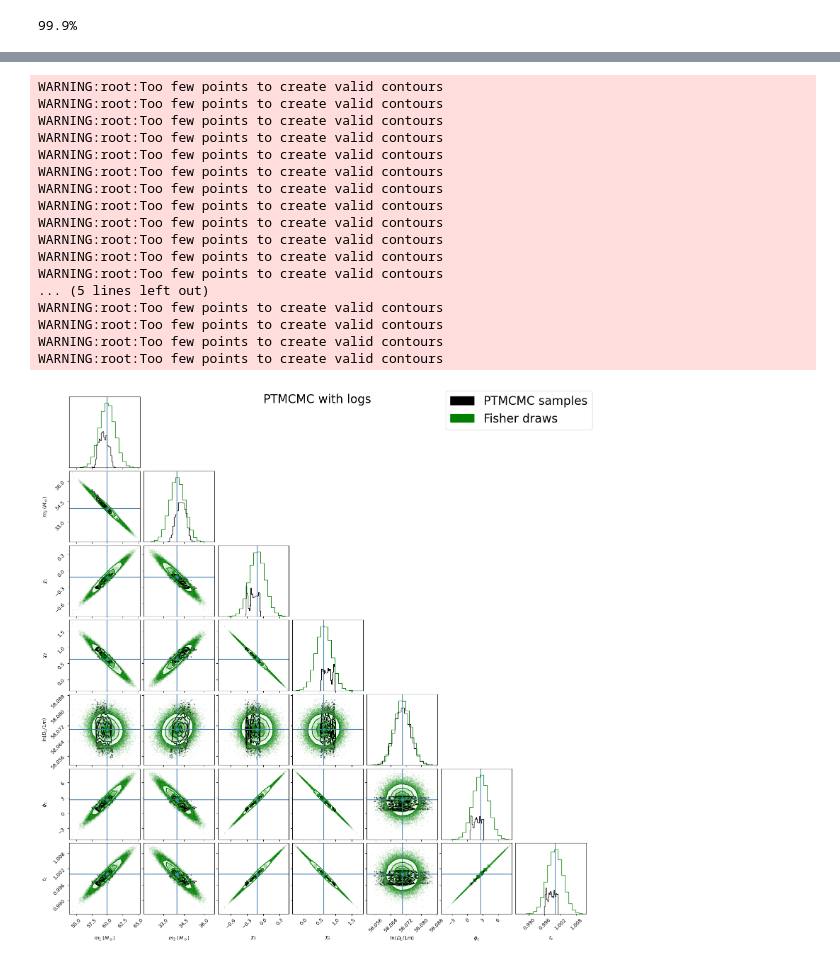
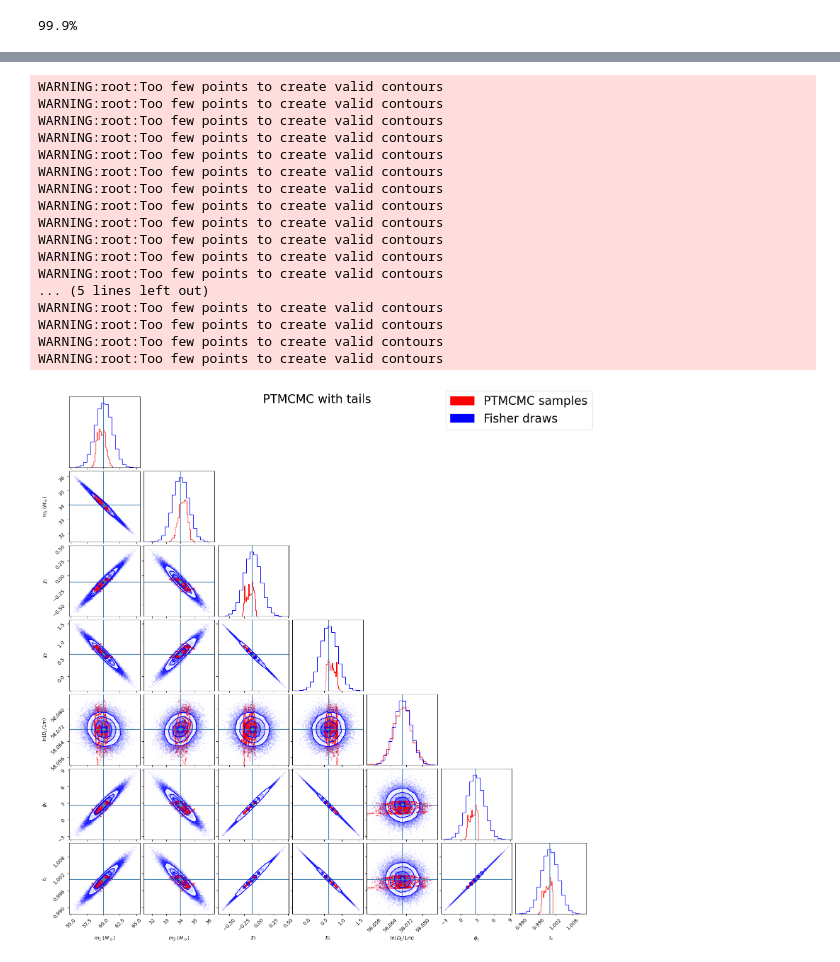
Before and after one commit to jimmy-gw/GWTails_ParameterEstimation, a Jupyter notebook: example_suppression.ipynb, the cells around one changed output, grey strips where cells are left out. Cells and saved outputs as stored; diff of their text form; code cells hidden in the pictures.

```diff
--- a/example_suppression.ipynb
+++ b/example_suppression.ipynb
@@ -218,54 +226,56 @@ plt.show()
 # %%
 ### corner plot
 
-## logs
+## tails
 fig = corner(samples[0, burnin:],
              truths=d.x_inj,
-             labels=wg.x_labels)
+             labels=wg.x_labels,
+             color='red')
 
 # also plot samples from multi-variate Gaussian
 # which has a covariance estimated from the inverse Fisher
 Fisher_samples = multivariate_normal(d.x_inj, np.linalg.inv(l.get_Fisher(d.x_inj)), allow_singular=True).rvs(num_samples - burnin)
-corner(Fisher_samples, color='green', fig=fig)
+corner(Fisher_samples, color='blue', fig=fig, density=True)
 
-## no logs
+## no tails
 fig_suppressed = corner(samples_suppressed[0, burnin:],
                         truths=d.x_inj,
-                        labels=wg.x_labels)
+                        labels=wg.x_labels,
+                        color='red')
 
 # also plot samples from multi-variate Gaussian
 # which has a covariance estimated from the inverse Fisher
 Fisher_samples = multivariate_normal(d.x_inj, np.linalg.inv(l.get_Fisher(d.x_inj)), allow_singular=True).rvs(num_samples - burnin)
-corner(Fisher_samples, color='green', fig=fig_suppressed)
+corner(Fisher_samples, color='blue', fig=fig_suppressed, density=True)
 
 
 
-black_patch = mpatches.Patch(color='black', label='PTMCMC samples')
-green_patch = mpatches.Patch(color='green', label='Fisher draws')
+red_patch = mpatches.Patch(color='red', label='PTMCMC samples')
+blue_patch = mpatches.Patch(color='blue', label='Fisher draws')
 handles, labels = plt.gca().get_legend_handles_labels()
-handles += [black_patch, green_patch]
+handles += [red_patch, blue_patch]
 fig.legend(handles=handles, loc='upper right', fontsize=24)
 fig_suppressed.legend(handles=handles, loc='upper right', fontsize=24)
 
-fig.suptitle('PTMCMC with logs', fontsize=24)
-fig_suppressed.suptitle('PTMCMC with no logs', fontsize=24)
+fig.suptitle('PTMCMC with tails', fontsize=24)
+fig_suppressed.suptitle('PTMCMC with no tails', fontsize=24)
 plt.show()
 # %% [output]
 WARNING:root:Too few points to create valid contours
 WARNING:root:Too few points to create valid contours
 WARNING:root:Too few points to create valid contours
 WARNING:root:Too few points to create valid contours
 WARNING:root:Too few points to create valid contours
 WARNING:root:Too few points to create valid contours
 WARNING:root:Too few points to create valid contours
 WARNING:root:Too few points to create valid contours
 WARNING:root:Too few points to create valid contours
 WARNING:root:Too few points to create valid contours
 WARNING:root:Too few points to create valid contours
 WARNING:root:Too few points to create valid contours
 ... (5 lines left out)
 WARNING:root:Too few points to create valid contours
 WARNING:root:Too few points to create valid contours
 WARNING:root:Too few points to create valid contours
 WARNING:root:Too few points to create valid contours
-[figure, old version]
+[figure, new version]
```
Also changed, not shown: parts of 7 cells of this notebook, 5 other files.
